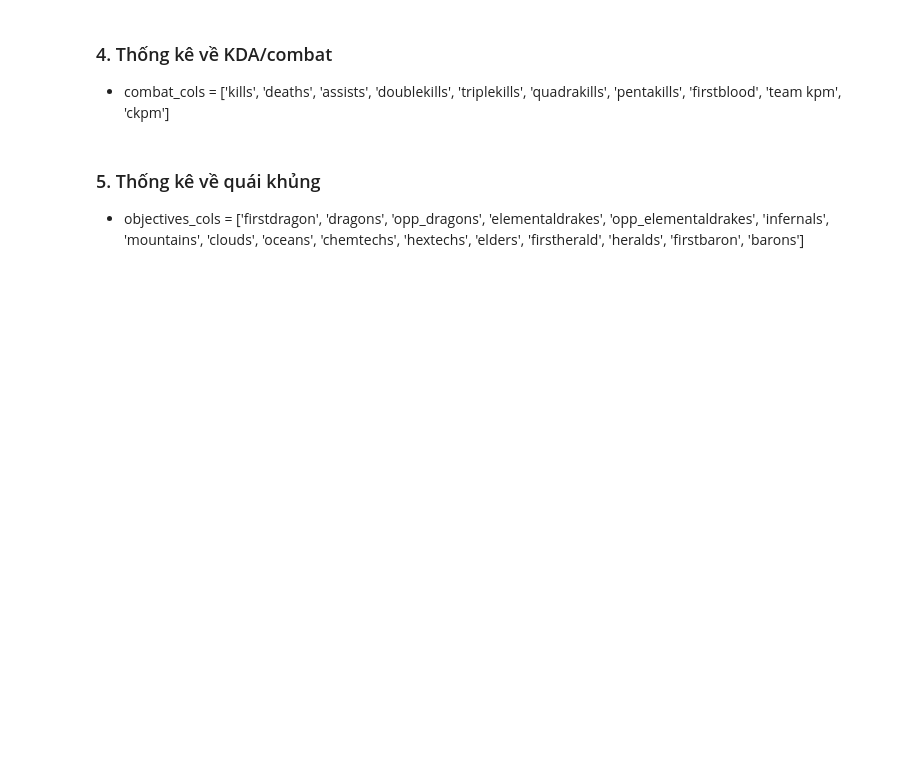
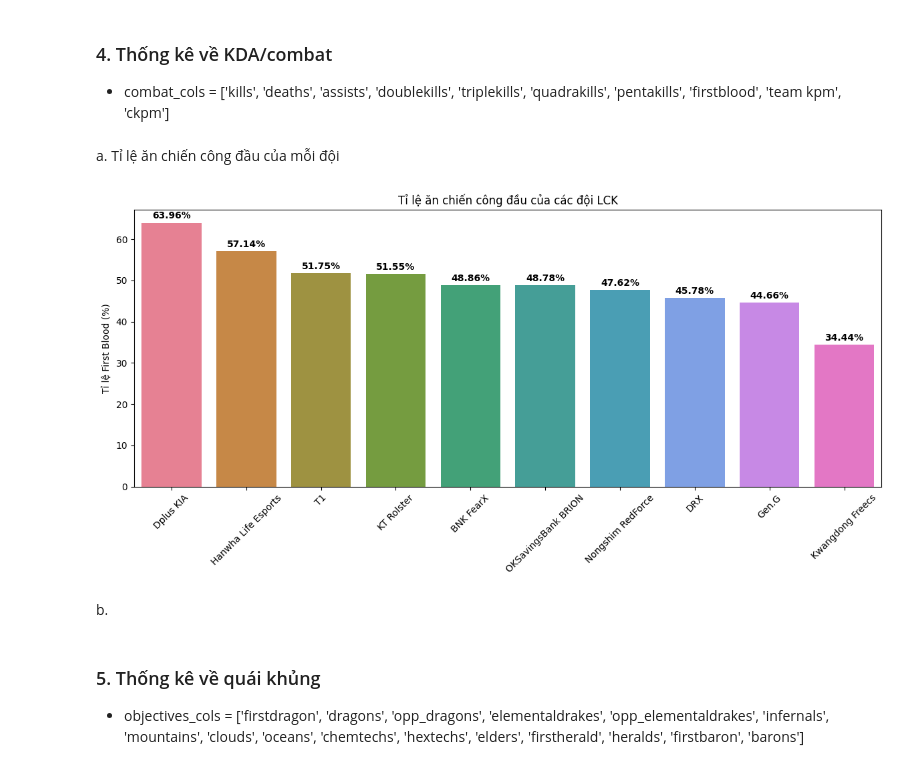
Before and after one commit to fromuit/IE224_Project, a Jupyter notebook: Source/EDA1.ipynb, the cells around one changed output. Drawn from its saved outputs; the diff is of its cells as text; code cells hidden in the pictures; blank space fills up the shorter version.

```diff
--- a/Source/EDA1.ipynb
+++ b/Source/EDA1.ipynb
@@ -654,6 +654,58 @@ plt.show()
 # %% [markdown]
 ### 4. Thống kê về KDA/combat
 - combat_cols = ['kills', 'deaths', 'assists', 'doublekills', 'triplekills', 'quadrakills', 'pentakills', 'firstblood', 'team kpm', 'ckpm']
+# %%
+# Copy df để tiện sửa đổi
+lck_data = lck_df.copy()
+# %% [markdown]
+a. Tỉ lệ ăn chiến công đầu của mỗi đội
+# %%
+# Tính số lần ăn chiến công đầu theo từng đội
+firstblood_stats = (
+    lck_data.groupby("teamname")
+    .agg({
+        "firstblood": ["count", "sum"]
+    })
+    .droplevel(0, axis=1)
+)
+
+# Tính tỉ lệ ăn chiến công đầu
+firstblood_stats["fb_rate"] = (firstblood_stats["sum"] / firstblood_stats["count"] * 100).round(2)
+
+# Sắp xếp theo rate giảm dần
+firstblood_stats = firstblood_stats.sort_values("fb_rate", ascending=False)
+
+# Tạo figure
+plt.figure(figsize=(12, 6))
+ax = sns.barplot(
+    x=firstblood_stats.index,
+    hue=firstblood_stats.index,
+    y=firstblood_stats["fb_rate"],
+    palette="husl",
+    legend=False
+)
+
+# thêm nhãn giá trị
+for i, v in enumerate(firstblood_stats["fb_rate"]):
+    ax.text(
+        i,
+        v + 0.5,
+        f"{v}%",
+        ha="center",
+        va="bottom",
+        fontweight="bold"
+    )
+
+plt.title("Tỉ lệ ăn chiến công đầu của các đội LCK")
+plt.xlabel("")
+plt.ylabel("Tỉ lệ First Blood (%)")
+plt.xticks(rotation=45)
+plt.tight_layout()
+plt.show()
+# %% [output]
+[figure, added]
+# %% [markdown]
+b.
 # %% [markdown]
 ### 5. Thống kê về quái khủng
 - objectives_cols = ['firstdragon', 'dragons', 'opp_dragons', 'elementaldrakes', 'opp_elementaldrakes',
```
